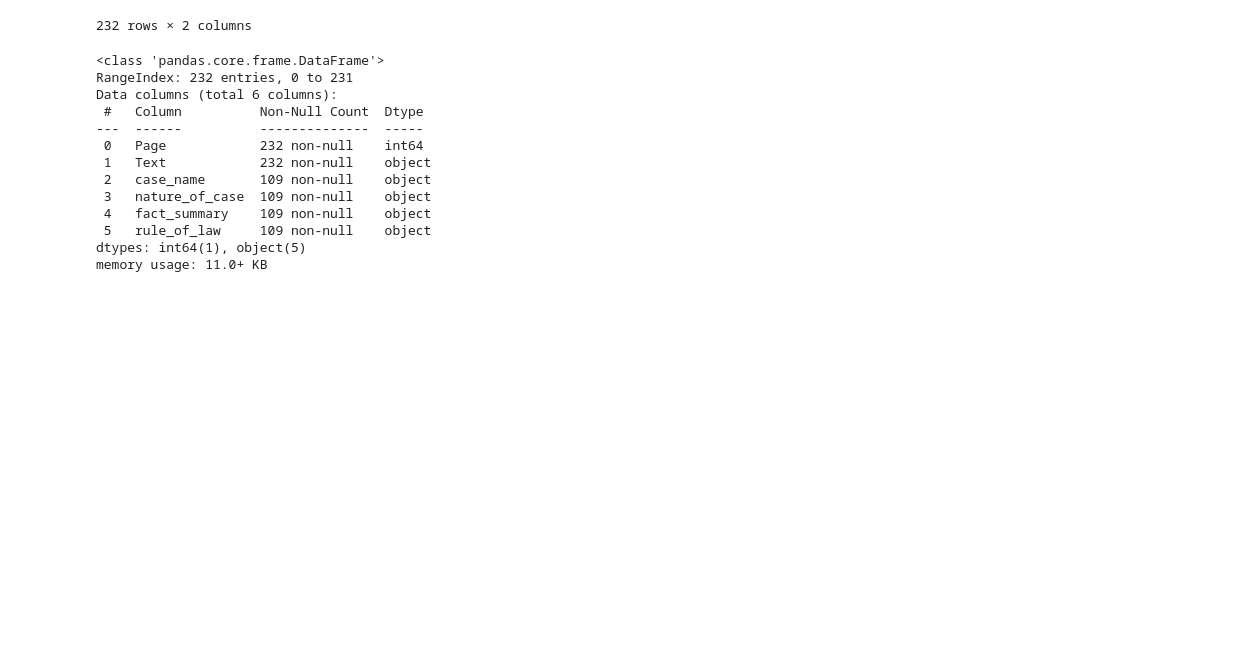
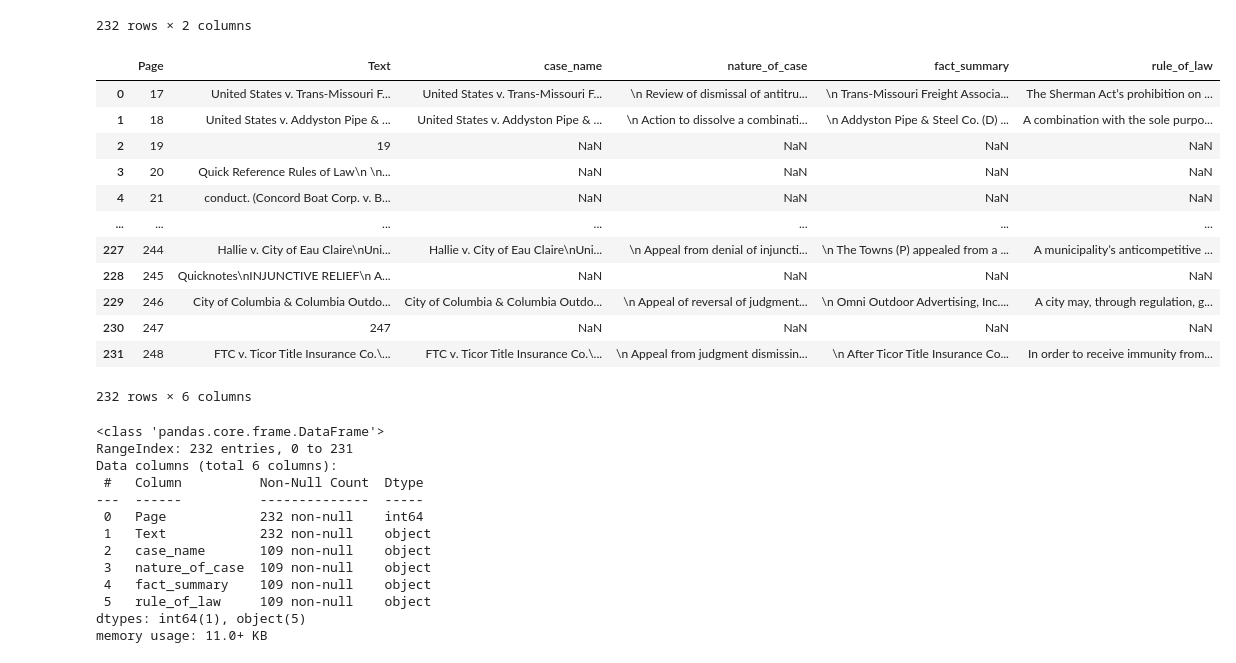
Before and after one commit to pmalca/nllp_antitrust_v.1, a Jupyter notebook: 1_PDF_extractor.ipynb, the cells around one changed output. Cells and saved outputs as stored; diff of their text form; code cells hidden in the pictures; blank space fills up the shorter version.

```diff
--- a/parser.ipynb
+++ b/1_PDF_extractor.ipynb
@@ -193,6 +156,22 @@ book['fact_summary'] = book['Text'].str.extract(pattern, flags=re.DOTALL)
 
 pattern = r'RULE OF LAW\n(.*?)(?=FACTS:)'
 book['rule_of_law'] = book['Text'].str.extract(pattern, flags=re.DOTALL)
+# %%
+book
+# %% [output]
+|  | Page | Text | case_name | nature_of_case | fact_summary | rule_of_law |
+| 0 | 17 | United States v. Trans-Missouri F... | United States v. Trans-Missouri F... | \n Review of dismissal of antitru... | \n Trans-Missouri Freight Associa... | The Sherman Act’s prohibition on ... |
+| 1 | 18 | United States v. Addyston Pipe & ... | United States v. Addyston Pipe & ... | \n Action to dissolve a combinati... | \n Addyston Pipe & Steel Co. (D) ... | A combination with the sole purpo... |
+| 2 | 19 | 19 | NaN | NaN | NaN | NaN |
+| 3 | 20 | Quick Reference Rules of Law\n \n... | NaN | NaN | NaN | NaN |
+| 4 | 21 | conduct. (Concord Boat Corp. v. B... | NaN | NaN | NaN | NaN |
+| ... | ... | ... | ... | ... | ... | ... |
+| 227 | 244 | Hallie v. City of Eau Claire\nUni... | Hallie v. City of Eau Claire\nUni... | \n Appeal from denial of injuncti... | \n The Towns (P) appealed from a ... | A municipality’s anticompetitive ... |
+| 228 | 245 | Quicknotes\nINJUNCTIVE RELIEF\n A... | NaN | NaN | NaN | NaN |
+| 229 | 246 | City of Columbia & Columbia Outdo... | City of Columbia & Columbia Outdo... | \n Appeal of reversal of judgment... | \n Omni Outdoor Advertising, Inc.... | A city may, through regulation, g... |
+| 230 | 247 | 247 | NaN | NaN | NaN | NaN |
+| 231 | 248 | FTC v. Ticor Title Insurance Co.\... | FTC v. Ticor Title Insurance Co.\... | \n Appeal from judgment dismissin... | \n After Ticor Title Insurance Co... | In order to receive immunity from... |
+232 rows × 6 columns
 # %%
 book.to_csv(r'D:\Proyectos\nllp_antitrust.v1\corpus.csv', index=False)
 # %%
```
Also changed, not shown: parts of 17 cells of this notebook, 3 other files.
